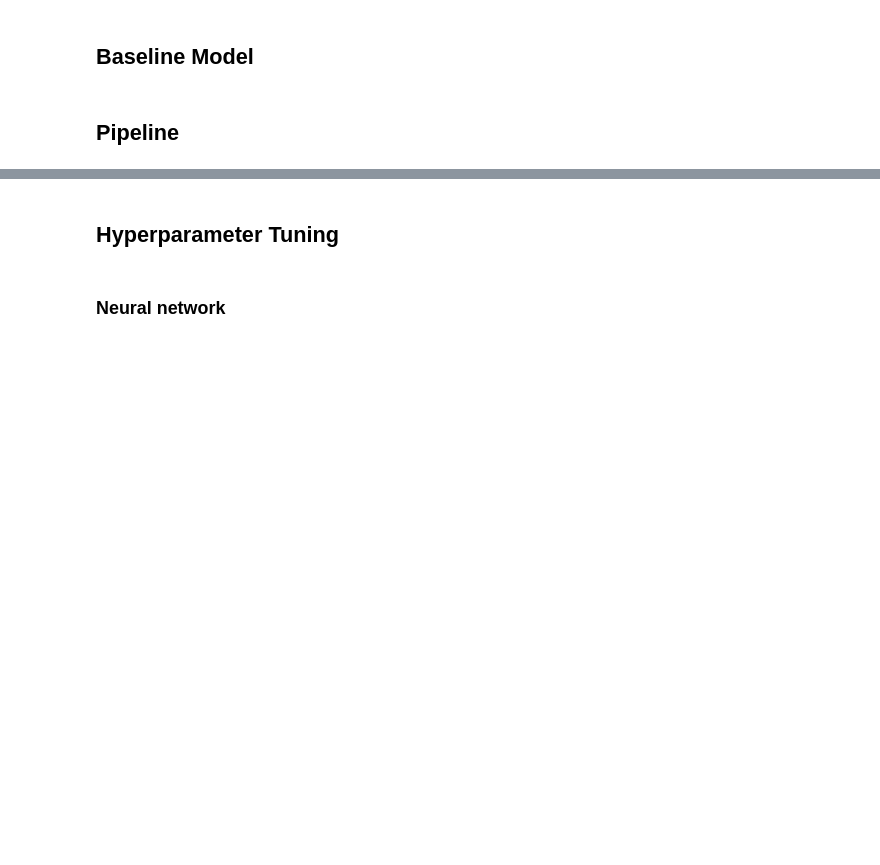
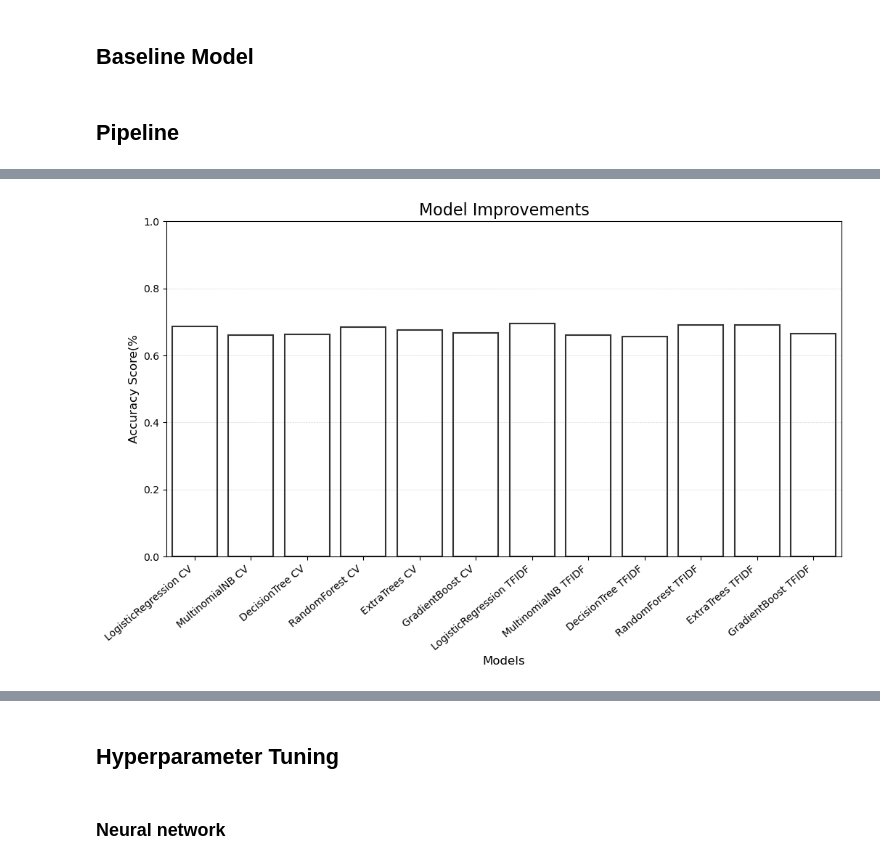
Before and after one commit to czarina-ds/Twitter-Sentiment-Analysis, a Jupyter notebook: sxsw-sentiment-analysis.ipynb, the cells around one changed output, grey strips where cells are left out. Cells and saved outputs as stored; diff of their text form; code cells hidden in the pictures; blank space fills up the shorter version.

```diff
--- a/sxsw-sentiment-analysis.ipynb
+++ b/sxsw-sentiment-analysis.ipynb
@@ -637,0 +673,22 @@ Test Accuracy Score: 0.6903
+# %%
+plt.style.use('default')
+
+# plt.bar(all_tables['Name'], (all_tables['Accuracy'])*100, label='Accuracy')
+
+# plt.ylim(0, 101)
+# plt.grid(False)
+# plt.xticks(rotation=40, ha='right')
+# plt.ylabel('Accuracy Score(%)')
+# plt.title('Model Improvements')
+# plt.show()
+
+fig, ax = plt.subplots(figsize=(12, 6))
+ax = sns.barplot(x='Name', y='Accuracy', data=all_tables, linewidth=1.5, facecolor=(1, 1, 1, 0), errcolor=".2", edgecolor=".2", zorder=3)
+ax.set_title('Model Improvements', fontsize=16)
+ax.set_xlabel('Models', fontsize=12)
+plt.xticks(rotation=40, ha='right')
+plt.ylim(0, 1)
+ax.set_ylabel('Accuracy Score(%', fontsize=12)
+plt.grid(axis='y', linestyle = '--', linewidth = 0.5, alpha=.5, zorder=0)
+# %% [output]
+[figure, added]
```
Also changed, not shown: parts of 32 cells of this notebook.
